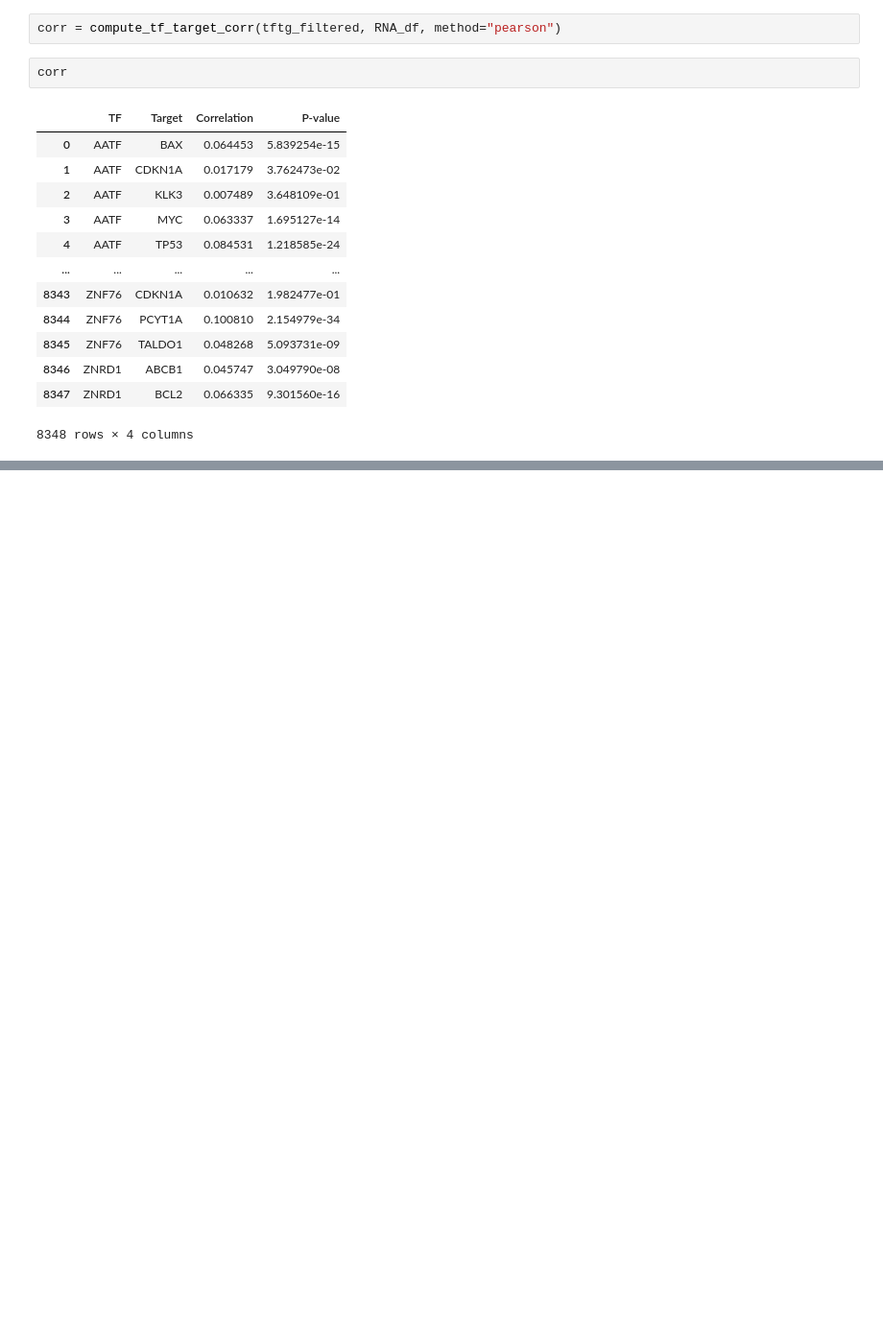
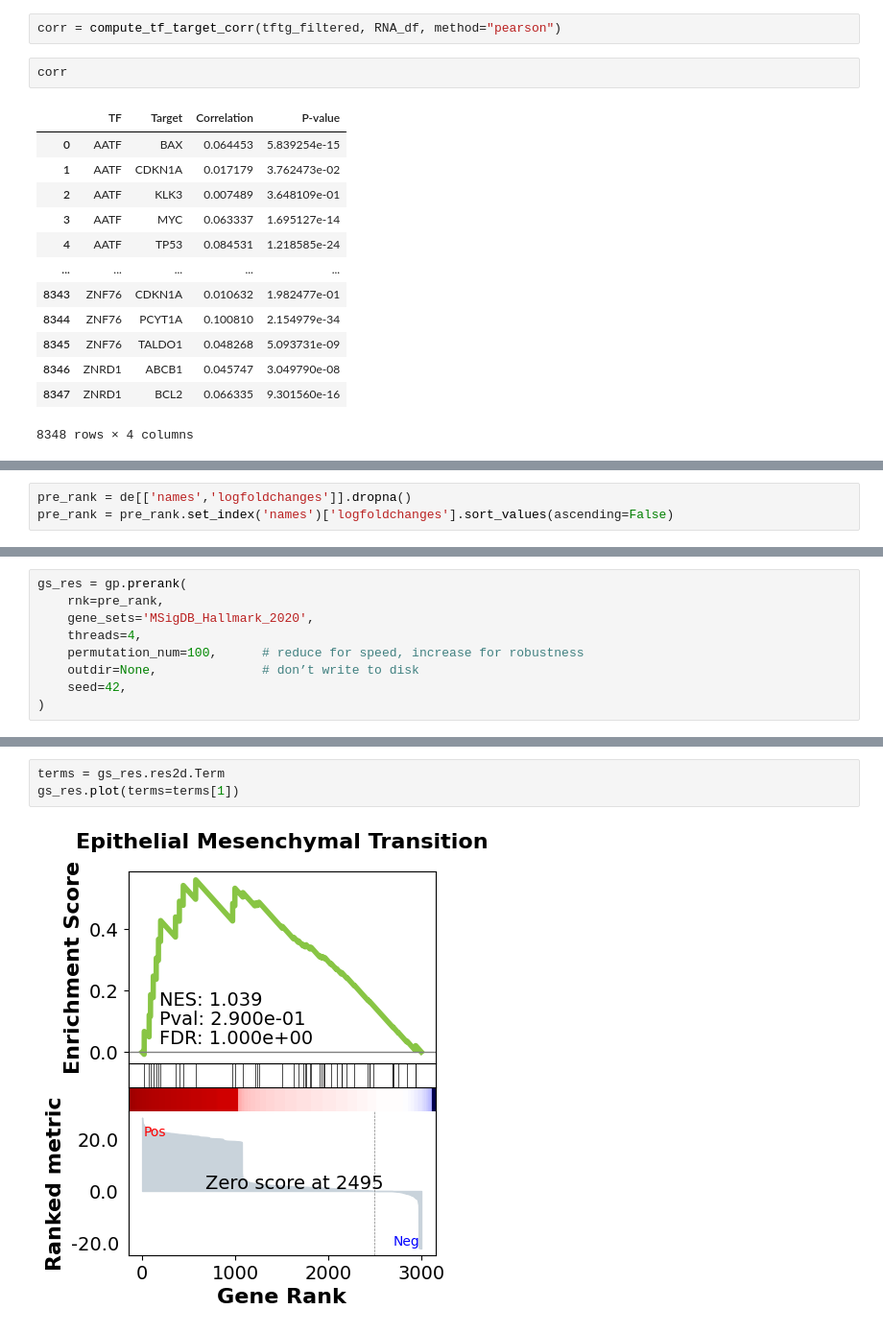
Before and after one commit to preet2706/Benchmarking, a Jupyter notebook: working_notebook.ipynb, the cells around one changed output, grey strips where cells are left out. Shown: that part at 96% size. Drawn from its saved outputs; the diff is of its cells as text; blank space fills up the shorter version.

```diff
--- a/working_notebook.ipynb
+++ b/working_notebook.ipynb
@@ -81,0 +257,3 @@ corr
+# %%
+pre_rank = de[['names','logfoldchanges']].dropna()
+pre_rank = pre_rank.set_index('names')['logfoldchanges'].sort_values(ascending=False)
@@ -81,0 +276,9 @@ corr
+# %%
+gs_res = gp.prerank(
+    rnk=pre_rank,
+    gene_sets='MSigDB_Hallmark_2020',
+    threads=4,
+    permutation_num=100,      # reduce for speed, increase for robustness
+    outdir=None,              # don’t write to disk
+    seed=42,
+)
@@ -81,0 +308,5 @@ corr
+# %%
+terms = gs_res.res2d.Term
+gs_res.plot(terms=terms[1])
+# %% [output]
+[figure, added]
```
Also changed, not shown: parts of 17 cells of this notebook, 1 other file.
